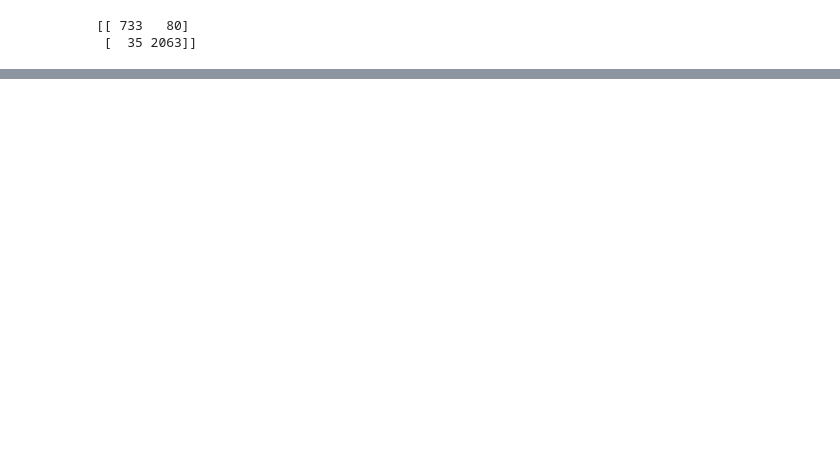
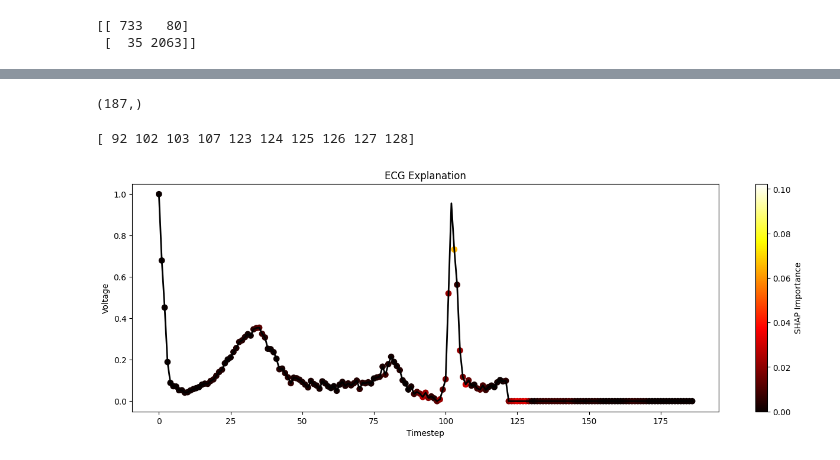
Before and after one commit to TheProgrammer400/Machine-Learning, a Jupyter notebook: LSTM/ECG Heartbeat Classification.ipynb, the cells around one changed output, grey strips where cells are left out. Cells and saved outputs as stored; diff of their text form; code cells hidden in the pictures; blank space fills up the shorter version.

Commit message:
implemented SHAP

```diff
--- a/LSTM/ECG Heartbeat Classification.ipynb
+++ b/LSTM/ECG Heartbeat Classification.ipynb
@@ -311,0 +332,2 @@ print(confusion_matrix(y_test, y_pred))
+# %%
+sample = X_test[45:46]
@@ -311,0 +340,10 @@ print(confusion_matrix(y_test, y_pred))
+# %%
+shap_values = explainer.shap_values(sample)
+# %%
+if isinstance(shap_values, list):
+    shap_values = shap_values[0]
+# %%
+importance = np.abs(shap_values[0]).reshape(-1)
+print(importance.shape)
+# %% [output]
+(187,)
@@ -311,0 +359,4 @@ print(confusion_matrix(y_test, y_pred))
+# %%
+print(important_timesteps)
+# %% [output]
+[ 92 102 103 107 123 124 125 126 127 128]
@@ -311,0 +395,28 @@ print(confusion_matrix(y_test, y_pred))
+# %%
+plt.figure(figsize=(16,5))
+
+plt.plot(
+    sample[0,:,0],
+    color="black",
+    linewidth=2
+)
+
+plt.scatter(
+    np.arange(187),
+    sample[0,:,0],
+    c=importance,
+    cmap="hot",
+    s=45
+)
+
+plt.colorbar(label="SHAP Importance")
+
+plt.title("ECG Explanation")
+
+plt.xlabel("Timestep")
+
+plt.ylabel("Voltage")
+
+plt.show()
+# %% [output]
+[figure, added]
```
Also changed, not shown: parts of 13 cells of this notebook.
